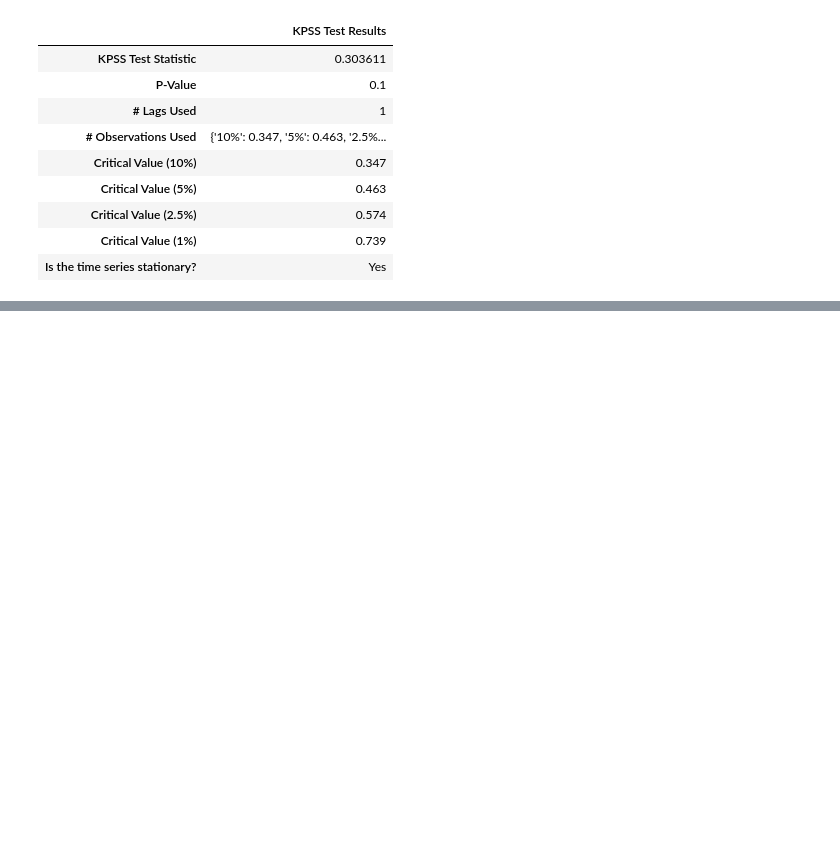
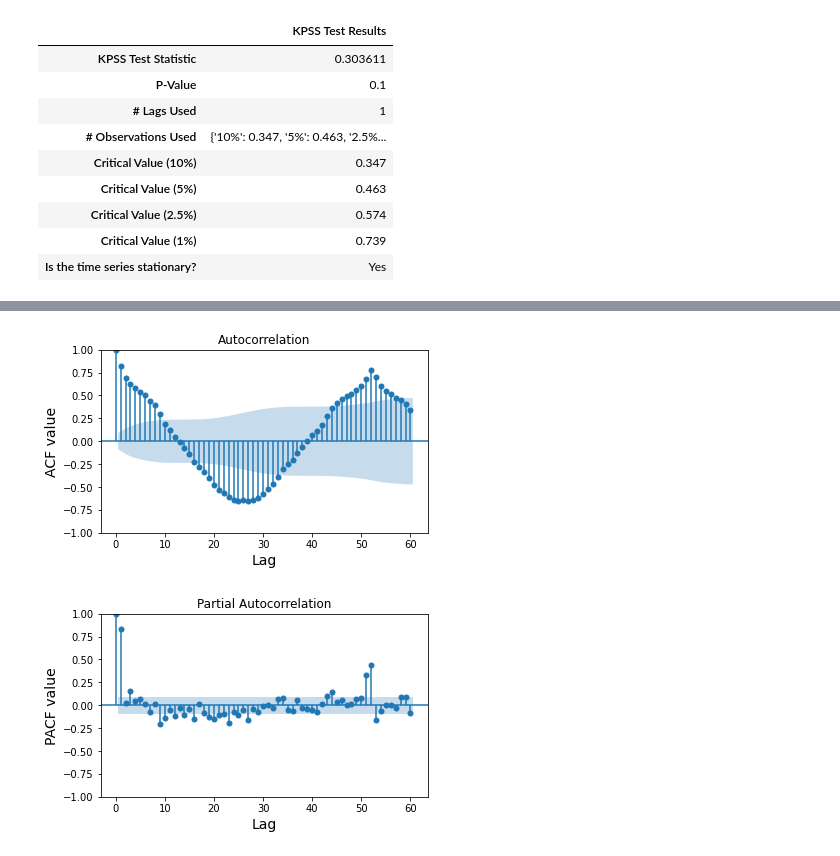
Before and after one commit to BleakHeart/Report-2, a Jupyter notebook: src/SARIMA.ipynb, the cells around one changed output, grey strips where cells are left out. Saved outputs shown, nothing was run; the diff lists cells and outputs as text; code cells hidden in the pictures; blank space fills up the shorter version.

```diff
--- a/src/SARIMA.ipynb
+++ b/src/SARIMA.ipynb
@@ -175,0 +265,5 @@ for date in cut_dates:
+# %%
+df = resampling_data(Electric, resample_cost='W')
+
+df = df[~df.Load.isna()]
+df
@@ -175,0 +284,6 @@ for date in cut_dates:
+# %%
+df['Load_lin'] = linear_fit(x=df.index, y=df.Load)
+df['Load_detrend'] = df.Load - df['Load_lin']
+
+df.set_index('Date', inplace=True)
+df
@@ -175,0 +305,3 @@ for date in cut_dates:
+# %%
+weekly_Load = df[['Load_detrend']].copy()
+weekly_Load
@@ -175,0 +323,22 @@ for date in cut_dates:
+# %%
+lag = 60
+ax = latex_settings()
+fig = sm.graphics.tsa.plot_acf(weekly_Load, lags=lag, ax=ax)
+ax.set_xlabel('Lag')
+ax.set_ylabel('ACF value')
+plt.savefig('../Images/SARIMAX/ACF_weeks.png')
+plt.show()
+plt.clf()
+plt.close()
+
+ax = latex_settings()
+fig = sm.graphics.tsa.plot_pacf(weekly_Load, lags=lag, ax=ax)
+ax.set_xlabel('Lag')
+ax.set_ylabel('PACF value')
+plt.savefig('../Images/SARIMAX/PACF_weeks.png')
+plt.show()
+plt.clf()
+plt.close()
+# %% [output]
+[figure, added]
+[figure, added]
```
Also changed, not shown: parts of 22 cells of this notebook.
